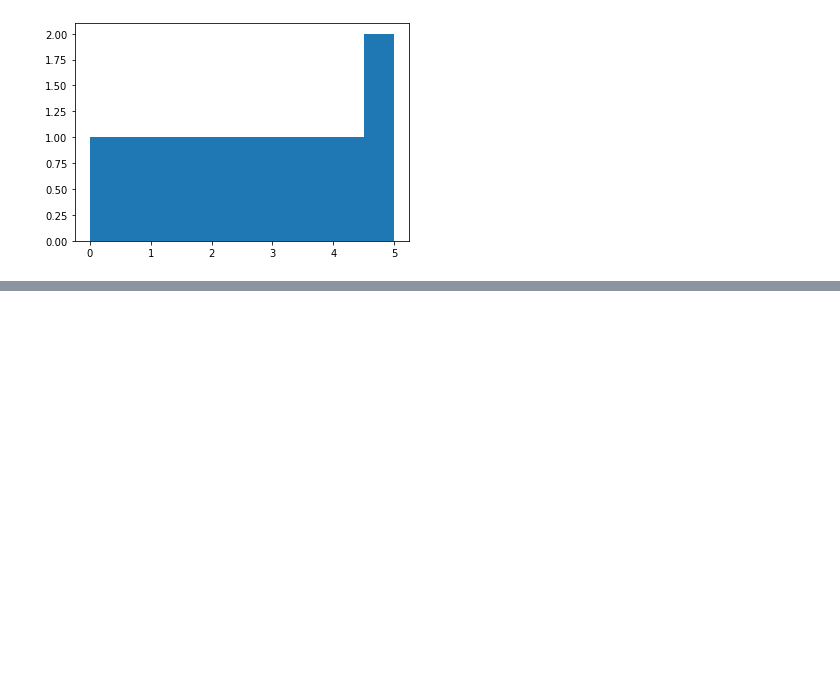
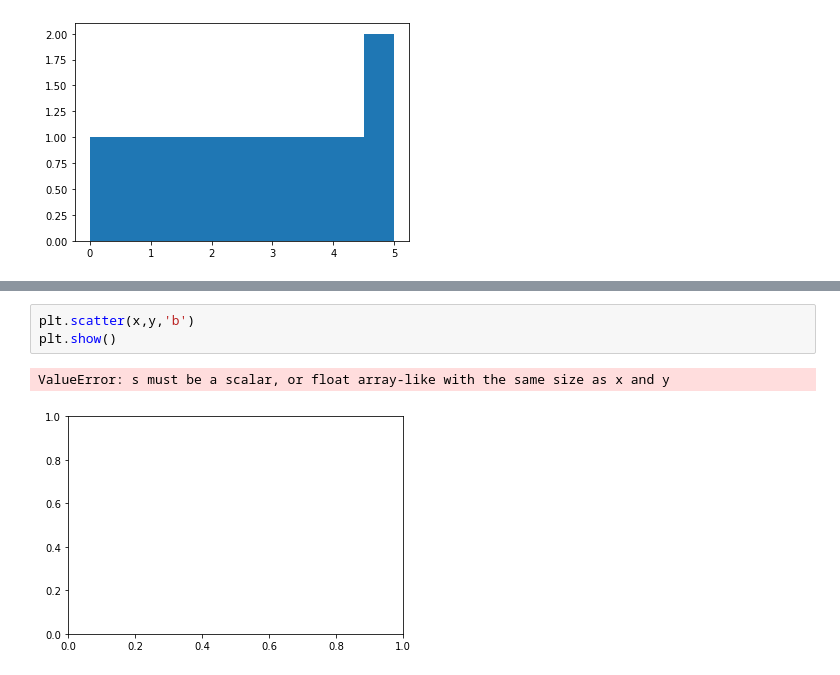
Before and after one commit to devenriq/P-DS-Matplot_Seaborn, a Jupyter notebook: pyplot.ipynb, the cells around one changed output, grey strips where cells are left out. Cells and saved outputs as stored; diff of their text form; blank space fills up the shorter version.

```diff
--- a/pyplot.ipynb
+++ b/pyplot.ipynb
@@ -39,0 +45,6 @@ plt.show()
+# %%
+plt.scatter(x,y,'b')
+plt.show()
+# %% [output]
+ValueError: s must be a scalar, or float array-like with the same size as x and y
+[figure, added]
```
Also changed, not shown: parts of 3 cells of this notebook.
